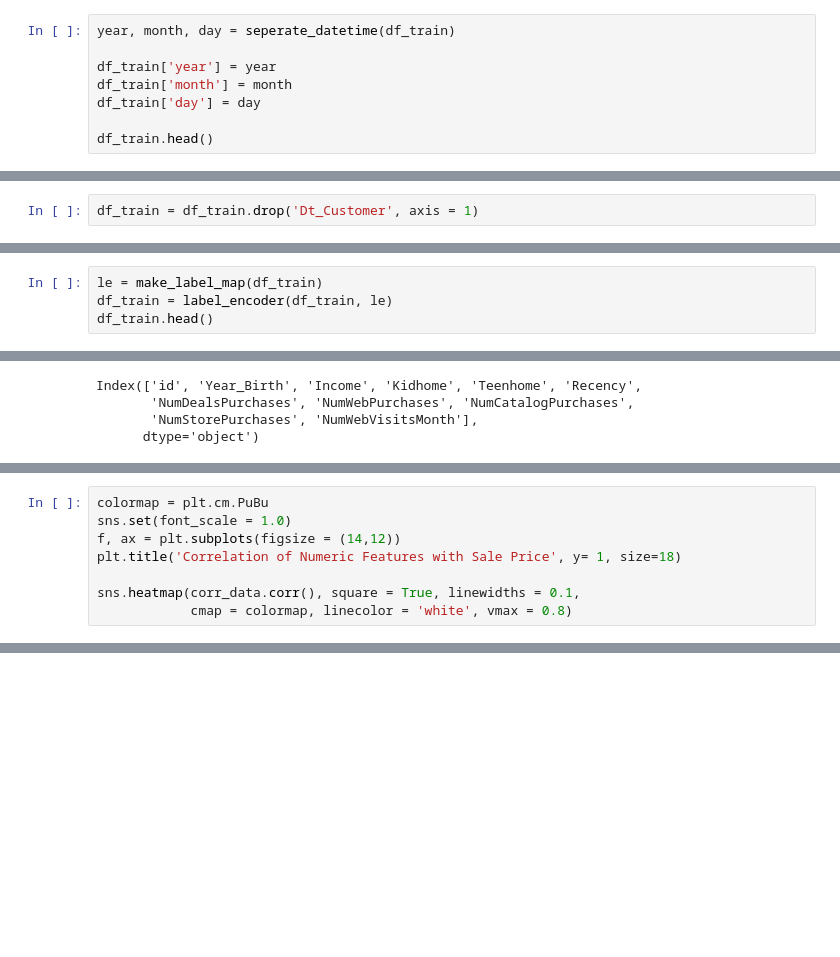
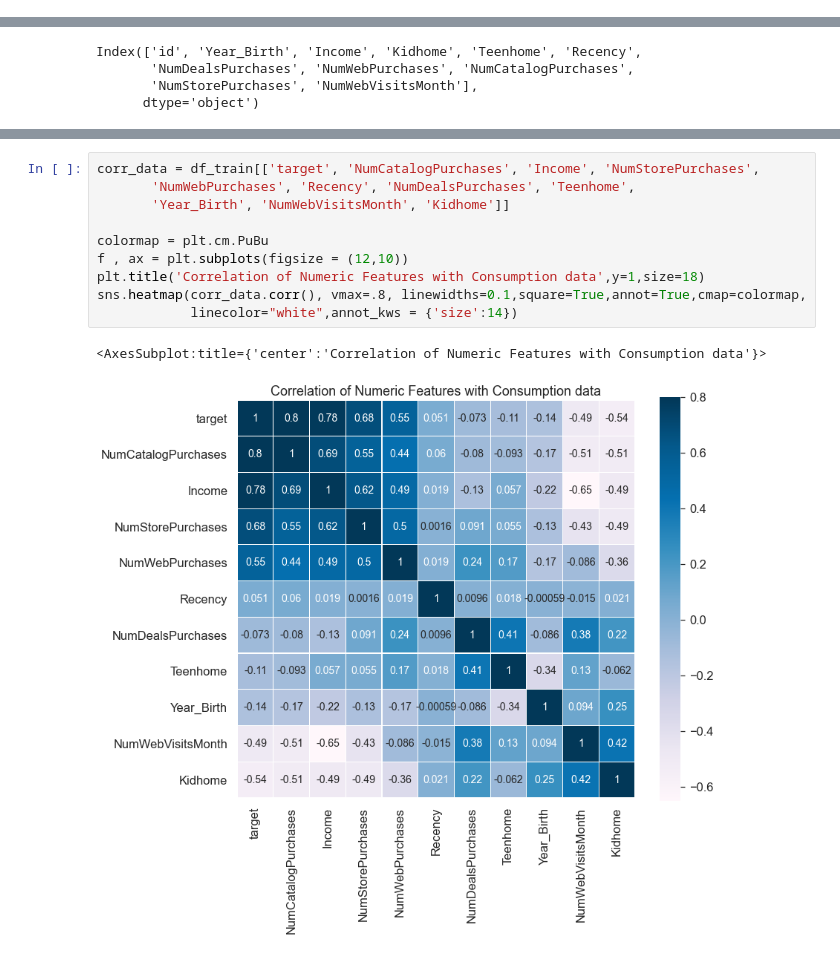
Before and after one commit to GayeonKimm/DS, a Jupyter notebook: 220518 consumption prediction.ipynb, the cells around one changed output, grey strips where cells are left out. Drawn from its saved outputs; the diff is of its cells as text; blank space fills up the shorter version.

```diff
--- a/220518 consumption prediction.ipynb
+++ b/220518 consumption prediction.ipynb
@@ -236,8 +221,0 @@ def seperate_datetime(dataframe):
-# %%
-year, month, day = seperate_datetime(df_train)
-
-df_train['year'] = year
-df_train['month'] = month
-df_train['day'] = day
-
-df_train.head()
@@ -252,2 +221,0 @@ df_train.head()
-# %%
-df_train = df_train.drop('Dt_Customer', axis = 1)
@@ -313,4 +221,0 @@ def label_encoder(dataframe, label_map):
-# %%
-le = make_label_map(df_train)
-df_train = label_encoder(df_train, le)
-df_train.head()
@@ -344,8 +234,0 @@ corr_data = df_train[['id', 'Year_Birth', 'Income', 'Kidhome', 'Teenhome', 'Rece
-# %%
-colormap = plt.cm.PuBu
-sns.set(font_scale = 1.0)
-f, ax = plt.subplots(figsize = (14,12))
-plt.title('Correlation of Numeric Features with Sale Price', y= 1, size=18)
-
-sns.heatmap(corr_data.corr(), square = True, linewidths = 0.1,
-            cmap = colormap, linecolor = 'white', vmax = 0.8)
@@ -437,0 +252,13 @@ plt.show()
+# %%
+corr_data = df_train[['target', 'NumCatalogPurchases', 'Income', 'NumStorePurchases',
+       'NumWebPurchases', 'Recency', 'NumDealsPurchases', 'Teenhome',
+       'Year_Birth', 'NumWebVisitsMonth', 'Kidhome']]
+
+colormap = plt.cm.PuBu
+f , ax = plt.subplots(figsize = (12,10))
+plt.title('Correlation of Numeric Features with Consumption data',y=1,size=18)
+sns.heatmap(corr_data.corr(), vmax=.8, linewidths=0.1,square=True,annot=True,cmap=colormap,
+            linecolor="white",annot_kws = {'size':14})
+# %% [output]
+<AxesSubplot:title={'center':'Correlation of Numeric Features with Consumption data'}>
+[figure, added]
```
Also changed, not shown: parts of 97 cells of this notebook, 1 other file.
